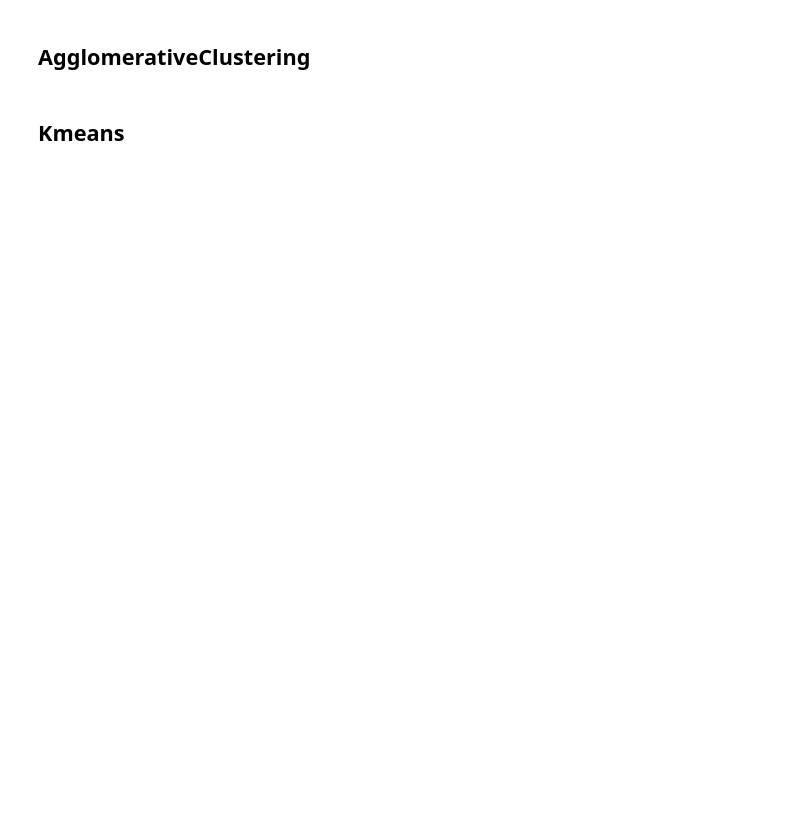
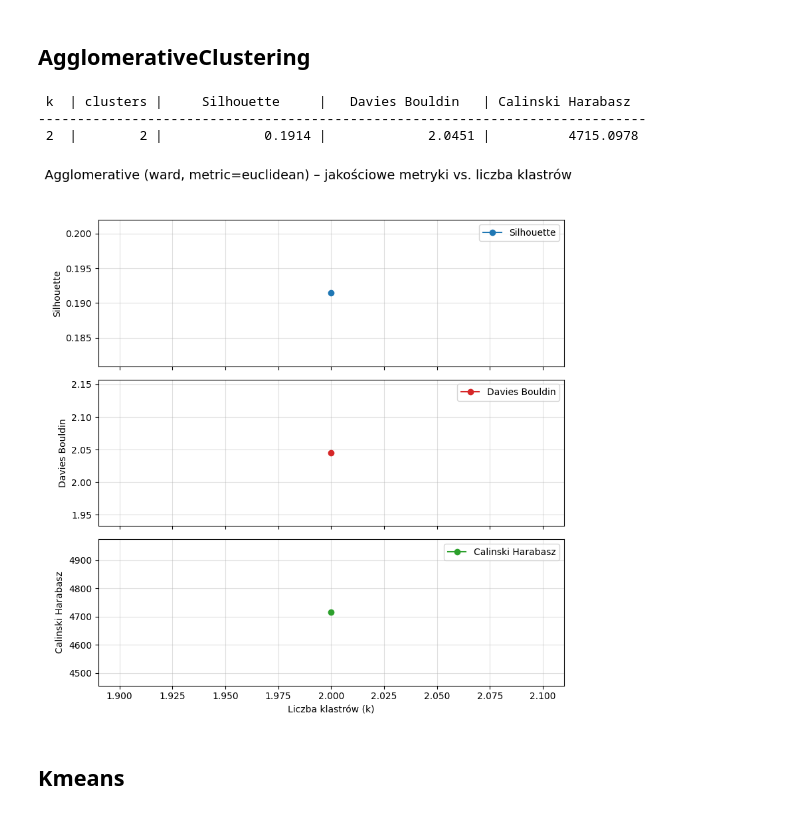
Before and after one commit to andrzejewskimaciej/ML_Intro_Projects, a Jupyter notebook: Project 2 - clustering/03_Clustering.ipynb, the cells around one changed output. Saved outputs shown, nothing was run; the diff lists cells and outputs as text; code cells hidden in the pictures; blank space fills up the shorter version.

```diff
--- a/Project 2 - clustering/03_Clustering.ipynb
+++ b/Project 2 - clustering/03_Clustering.ipynb
@@ -48,2 +209,9 @@ sns.heatmap(df_preprocessed.corr(), annot=True)
+# %%
+agglomerative_quality_plot(X,n_clusters_range=range(2,3))
+# %% [output]
+ k  | clusters |     Silhouette     |   Davies Bouldin   | Calinski Harabasz
+------------------------------------------------------------------------------
+ 2  |        2 |             0.1914 |             2.0451 |          4715.0978
+[figure, added]
 # %% [markdown]
 ## Kmeans
```
Also changed, not shown: parts of 18 cells of this notebook, 1 other file.
